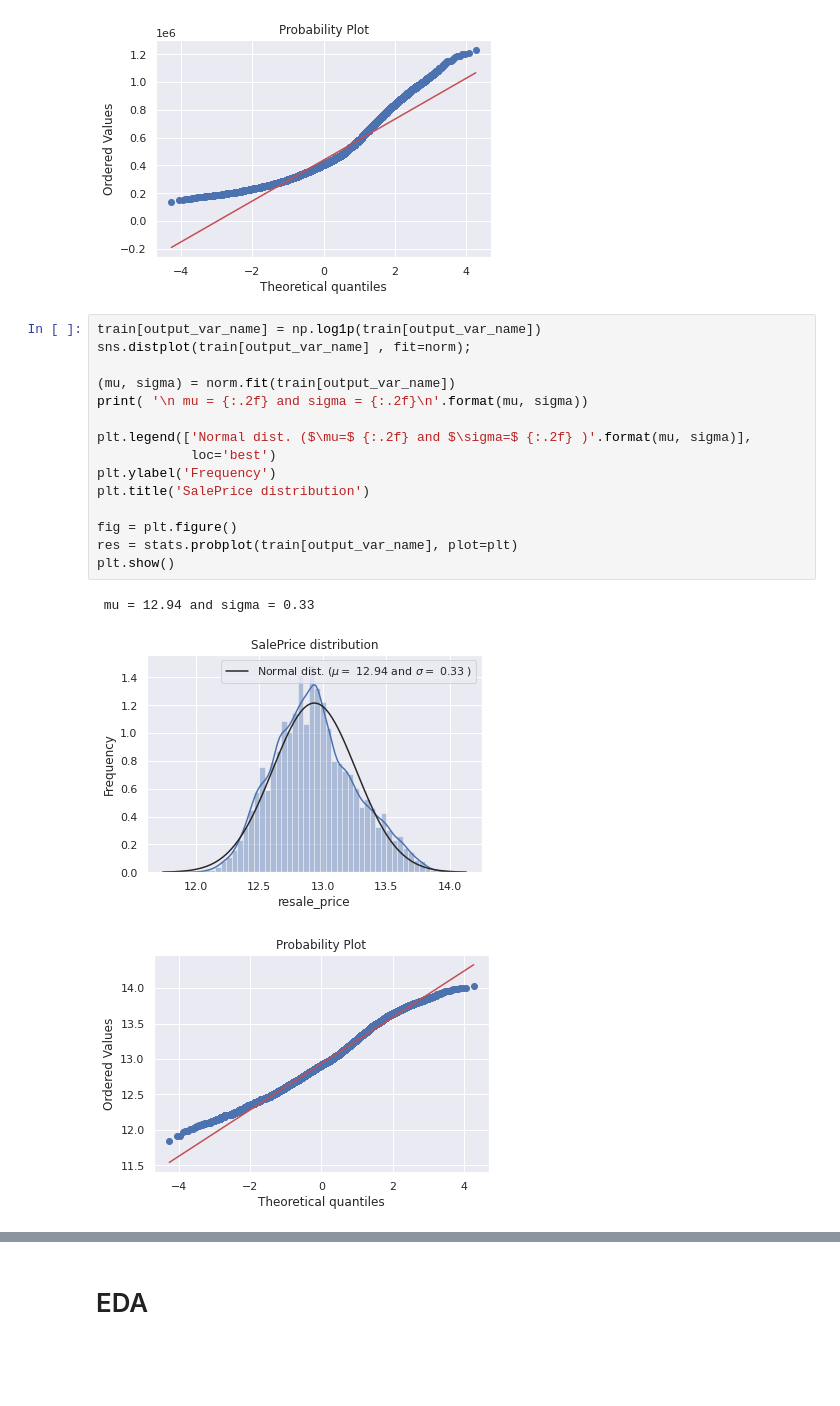
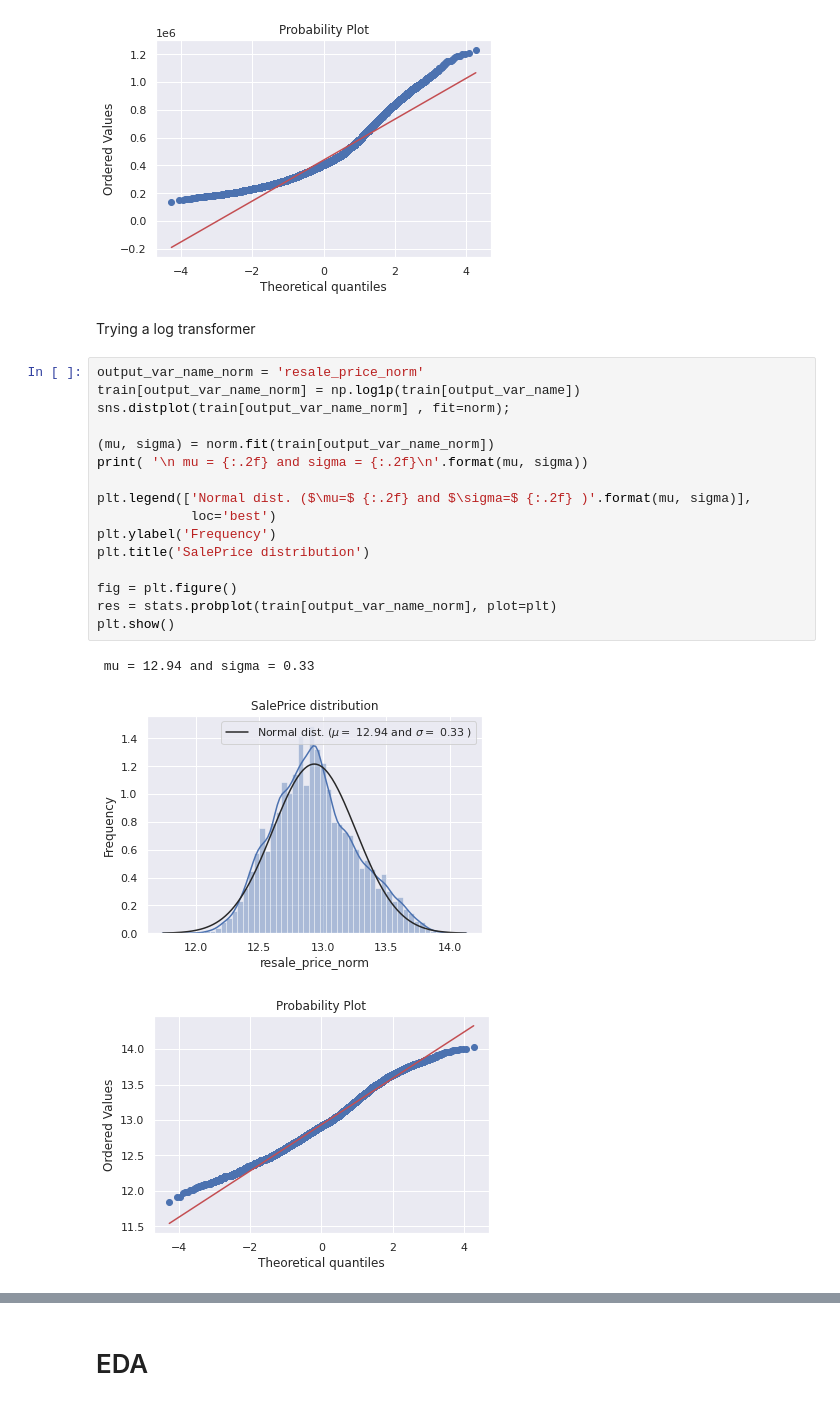
Before and after one commit to nicslevelcode/nicslevelAI, a Jupyter notebook: HDB_Resale_Prices.ipynb, the cells around one changed output, grey strips where cells are left out. Saved outputs shown, nothing was run; the diff lists cells and outputs as text; blank space fills up the shorter version.

```diff
--- a/HDB_Resale_Prices.ipynb
+++ b/HDB_Resale_Prices.ipynb
@@ -99,22 +137,25 @@ Skewness: 1.138467
 Kurtosis: 1.291612
 [figure]
 [figure]
+# %% [markdown]
+Trying a log transformer
 # %%
-train[output_var_name] = np.log1p(train[output_var_name])
-sns.distplot(train[output_var_name] , fit=norm);
+output_var_name_norm = 'resale_price_norm'
+train[output_var_name_norm] = np.log1p(train[output_var_name])
+sns.distplot(train[output_var_name_norm] , fit=norm);
 
-(mu, sigma) = norm.fit(train[output_var_name])
+(mu, sigma) = norm.fit(train[output_var_name_norm])
 print( '\n mu = {:.2f} and sigma = {:.2f}\n'.format(mu, sigma))
 
 plt.legend(['Normal dist. ($\mu=$ {:.2f} and $\sigma=$ {:.2f} )'.format(mu, sigma)],
             loc='best')
 plt.ylabel('Frequency')
 plt.title('SalePrice distribution')
 
 fig = plt.figure()
-res = stats.probplot(train[output_var_name], plot=plt)
+res = stats.probplot(train[output_var_name_norm], plot=plt)
 plt.show()
 # %% [output]
  mu = 12.94 and sigma = 0.33
-[figure, old version]
+[figure, new version]
 [figure]
```
Also changed, not shown: parts of 208 cells of this notebook.
